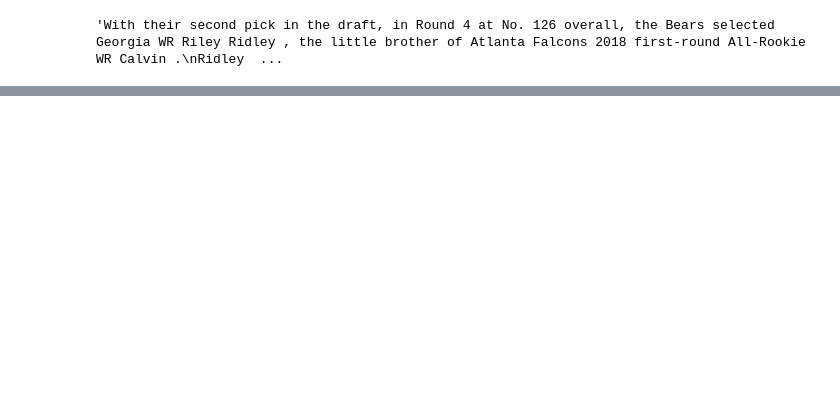
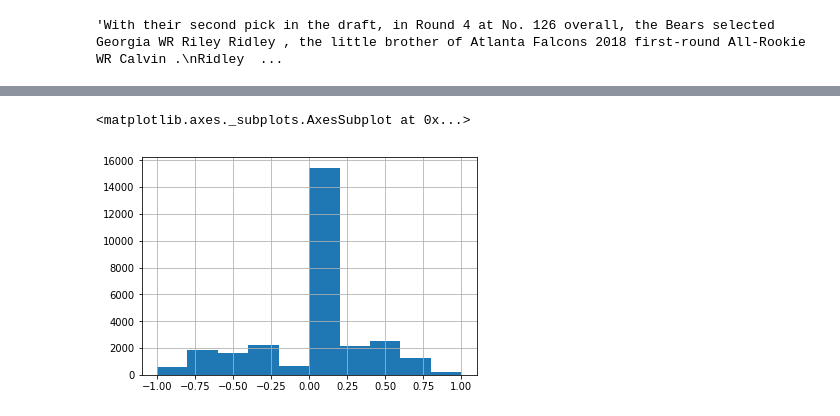
Before and after one commit to scottshepard/MScA, a Jupyter notebook: 32018/Assignments/FinalProject.ipynb, the cells around one changed output, grey strips where cells are left out. Saved outputs shown, nothing was run; the diff lists cells and outputs as text; code cells hidden in the pictures; blank space fills up the shorter version.

```diff
--- a/32018/Assignments/FinalProject.ipynb
+++ b/32018/Assignments/FinalProject.ipynb
@@ -17,0 +174,5 @@ df.text[0]
+# %%
+df.vader_score_title.hist()
+# %% [output]
+<matplotlib.axes._subplots.AxesSubplot at 0x...>
+[figure, added]
```
Also changed, not shown: parts of 26 cells of this notebook.
